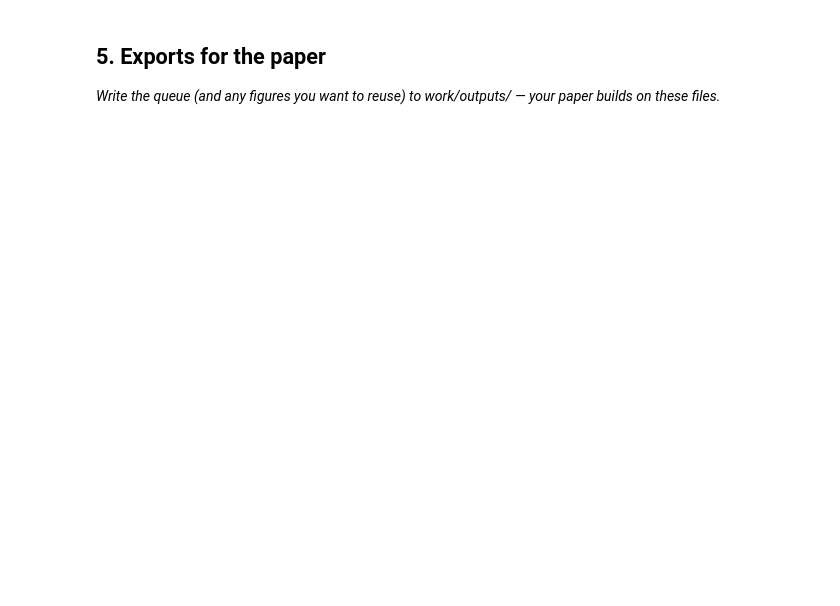
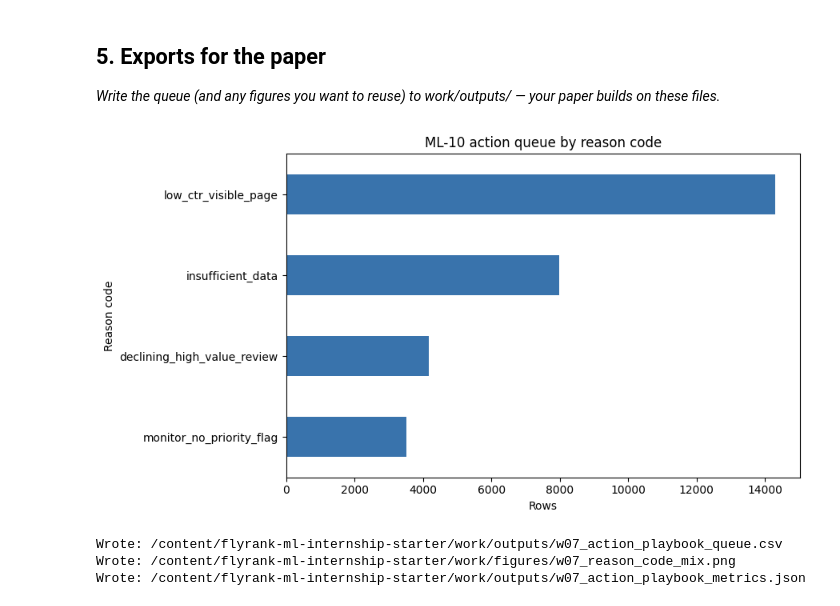
Before and after one commit to hajergafsi/flyrank-ml-internship-starter, a Jupyter notebook: work/notebooks/w07_action_playbook.ipynb, the cells around one changed output. Saved outputs shown, nothing was run; the diff lists cells and outputs as text; code cells hidden in the pictures; blank space fills up the shorter version.

```diff
--- a/work/notebooks/w07_action_playbook.ipynb
+++ b/work/notebooks/w07_action_playbook.ipynb
@@ -26,6 +529,84 @@ This skeleton is yours to fill. Work the sections **in order** — each one has
 ## 5. Exports for the paper
 
 *Write the queue (and any figures you want to reuse) to work/outputs/ — your paper builds on these files.*
+# %%
+# Export a compact ranked queue.
+queue_columns = [
+    "rank",
+    "content_hash_id",
+    "client_hash_id",
+    "priority_score",
+    "reason_code",
+    "action",
+    "avg_impressions",
+    "avg_position",
+    "ctr_percent",
+    "days_since_last_update",
+]
+
+queue_export = queue[
+    [column for column in queue_columns if column in queue.columns]
+].copy()
+
+queue_path = OUTPUT_DIR / "w07_action_playbook_queue.csv"
+queue_export.to_csv(queue_path, index=False)
+
+# Export reason-code figure.
+reason_counts = queue["reason_code"].value_counts().sort_values()
+
+plt.figure(figsize=(9, 5))
+reason_counts.plot(kind="barh", color="#3973ac")
+plt.title("ML-10 action queue by reason code")
+plt.xlabel("Rows")
+plt.ylabel("Reason code")
+plt.tight_layout()
+
+figure_path = FIGURE_DIR / "w07_reason_code_mix.png"
+plt.savefig(figure_path, dpi=180, bbox_inches="tight")
+plt.show()
+plt.close()
+
+# Export committed metrics receipt.
+metrics = {
+    "assignment": "ML-10 Content Action Playbook",
+    "source": source_used,
+    "queue_rows": int(len(queue)),
+    "actionable_rows": int(
+        (~queue["reason_code"].isin(
+            ["monitor_no_priority_flag", "insufficient_data"]
+        )).sum()
+    ),
+    "reason_code_counts": {
+        str(k): int(v)
+        for k, v in queue["reason_code"].value_counts().items()
+    },
+    "validation": {
+        "split": "grouped-by-client",
+        "test_base_rate": 0.2323,
+        "roc_auc": 0.7904,
+        "average_precision": 0.4421,
+        "precision_at_50": 0.38,
+    },
+    "interpretation": [
+        "The queue is decision-support for human review prioritization.",
+        "The score is not a probability or causal estimate.",
+        "Refresh candidates are directional hypotheses for review.",
+        "Publishing, factual changes, deletion, and redirects remain human decisions.",
+    ],
+}
+
+metrics_path = OUTPUT_DIR / "w07_action_playbook_metrics.json"
+with metrics_path.open("w", encoding="utf-8") as file:
+    json.dump(metrics, file, indent=2)
+
+print("Wrote:", queue_path)
+print("Wrote:", figure_path)
+print("Wrote:", metrics_path)
+# %% [output]
+[figure, added]
+Wrote: /content/flyrank-ml-internship-starter/work/outputs/w07_action_playbook_queue.csv
+Wrote: /content/flyrank-ml-internship-starter/work/figures/w07_reason_code_mix.png
+Wrote: /content/flyrank-ml-internship-starter/work/outputs/w07_action_playbook_metrics.json
 # %% [markdown]
 ## Self-check
 
```
Also changed, not shown: parts of 6 cells of this notebook.
